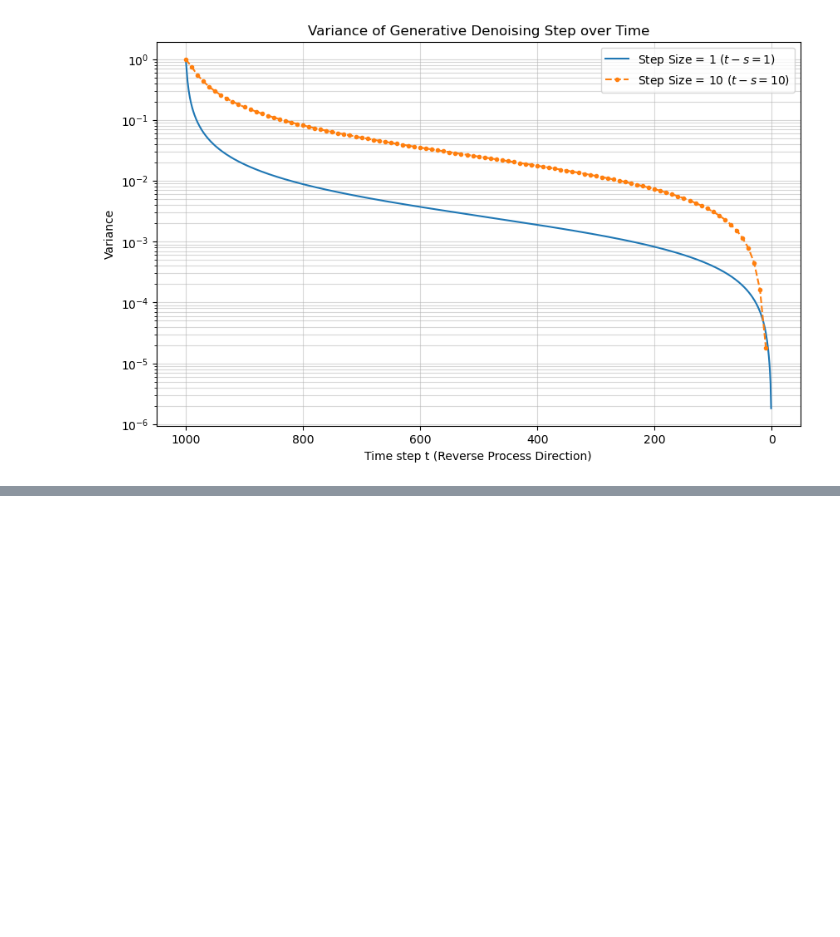
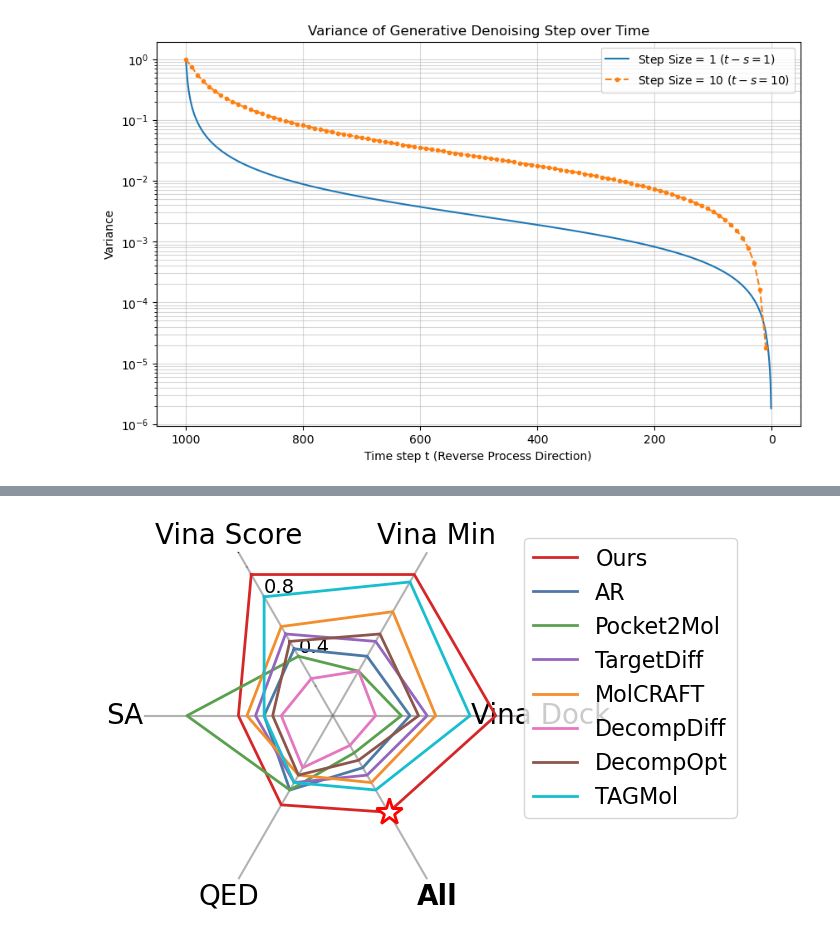
Before and after one commit to xy9485/DePPA, a Jupyter notebook: analysis_reverse_variance/analysis_reverse_variance.ipynb, the cells around one changed output, grey strips where cells are left out. Cells and saved outputs as stored; diff of their text form; code cells hidden in the pictures; blank space fills up the shorter version.

```diff
--- a/analysis_reverse_variance/analysis_reverse_variance.ipynb
+++ b/analysis_reverse_variance/analysis_reverse_variance.ipynb
@@ -359,0 +362,96 @@ plt.show()
+# %%
+import matplotlib.pyplot as plt
+import numpy as np
+
+# 1. DATA PREPARATION
+categories = ['Vina Score', 'Vina Min', 'Vina Dock', 'All', 'QED', 'SA']
+N = len(categories)
+
+data = {
+    'Ours':       [0.95, 0.95, 0.95, 0.65, 0.60, 0.55],
+    'AR':         [0.45, 0.40, 0.45, 0.35, 0.50, 0.40],
+    'Pocket2Mol': [0.40, 0.30, 0.40, 0.25, 0.50, 0.85],
+    'TargetDiff': [0.55, 0.50, 0.55, 0.40, 0.45, 0.45],
+    'MolCRAFT':   [0.60, 0.70, 0.60, 0.45, 0.40, 0.50],
+    'DecompDiff': [0.25, 0.30, 0.25, 0.20, 0.35, 0.30],
+    'DecompOpt':  [0.50, 0.55, 0.50, 0.30, 0.40, 0.35],
+    'TAGMol':     [0.80, 0.90, 0.80, 0.50, 0.45, 0.40],
+}
+
+colors = {
+    'Ours':       '#d62728',
+    'AR':         '#4e79a7',
+    'Pocket2Mol': '#59a14f',
+    'TargetDiff': '#9467bd',
+    'MolCRAFT':   '#f28e2b',
+    'DecompDiff': '#e377c2',
+    'DecompOpt':  '#8c564b',
+    'TAGMol':     '#17becf',
+}
+
+# 2. SETUP PLOT
+# Create angles
+angles = [n / float(N) * 2 * np.pi for n in range(N)]
+angles += angles[:1]  # Close the loop
+
+# Initialize Polar Plot
+fig, ax = plt.subplots(figsize=(8, 8), subplot_kw=dict(projection='polar'))
+
+# Rotation: Vina Score at top-left
+ax.set_theta_offset(np.pi / 1.5)
+ax.set_theta_direction(-1)
+
+# 3. PLOT DATA LINES
+for label, values in data.items():
+    values_copy = values + values[:1]
+    ax.plot(angles, values_copy, linewidth=2, label=label, color=colors[label])
+
+# Star Marker on "All" for "Ours"
+all_idx = 3
+ax.plot(angles[all_idx], data['Ours'][all_idx], marker='*', markersize=20,
+        color='white', markeredgecolor='red', markeredgewidth=2, zorder=10)
+
+# 4. GRID & AXES CONFIGURATION (The Fix)
+
+# Force the grid to be on, dark gray, and solid
+ax.grid(True, color='gray', linestyle='-', linewidth=1.5, alpha=0.6)
+
+# Configure the radial (circle) grid lines
+ax.set_rlabel_position(0)
+yticks = [0.2, 0.4, 0.6, 0.8, 1.0]
+ax.set_yticks(yticks)
+# Only label 0.4 and 0.8
+ax.set_yticklabels(["" if y not in [0.4, 0.8] else str(y) for y in yticks],
+                   color="black", size=14)
+
+# force radial (circular) gridlines
+ax.yaxis.grid(True, color="gray", linestyle="-", linewidth=1.5, alpha=0.6)
+# optional: keep spokes too
+ax.xaxis.grid(True, color="gray", linestyle="-", linewidth=1.5, alpha=0.6)
+
+ax.set_rgrids(yticks, labels=["", "0.4", "", "0.8", ""], angle=0)
+
+# Set the limit to ensure the outer circle (1.0) is visible but not cut off
+ax.set_ylim(0, 1.1)
+
+# Configure the spokes (category lines)
+ax.set_xticks(angles[:-1])
+ax.set_xticklabels(categories, size=20)
+
+# Bold the "All" label
+labels = ax.get_xticklabels()
+for label in labels:
+    if label.get_text() == 'All':
+        label.set_fontweight('bold')
+
+# Ensure the outer circle spine is visible
+ax.spines['polar'].set_visible(True)
+ax.spines['polar'].set_color('black')
+
+# 5. LEGEND
+plt.legend(loc='upper right', bbox_to_anchor=(1.6, 1.0), fontsize=16)
+
+plt.tight_layout()
+plt.show()
+# %% [output]
+[figure, added]
```
Also changed, not shown: parts of 3 cells of this notebook, 4 other files.
